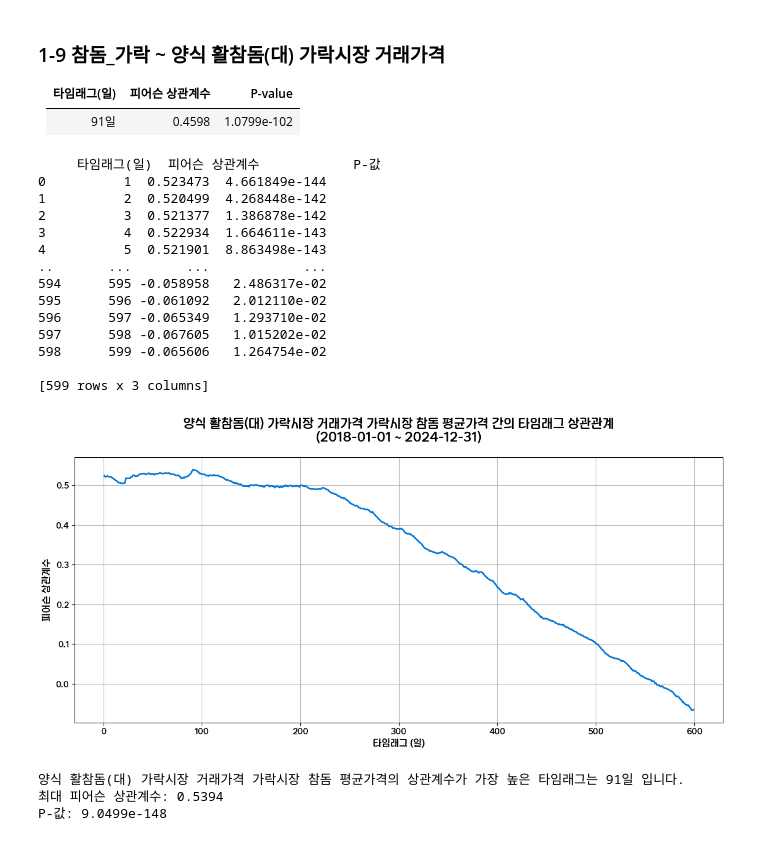
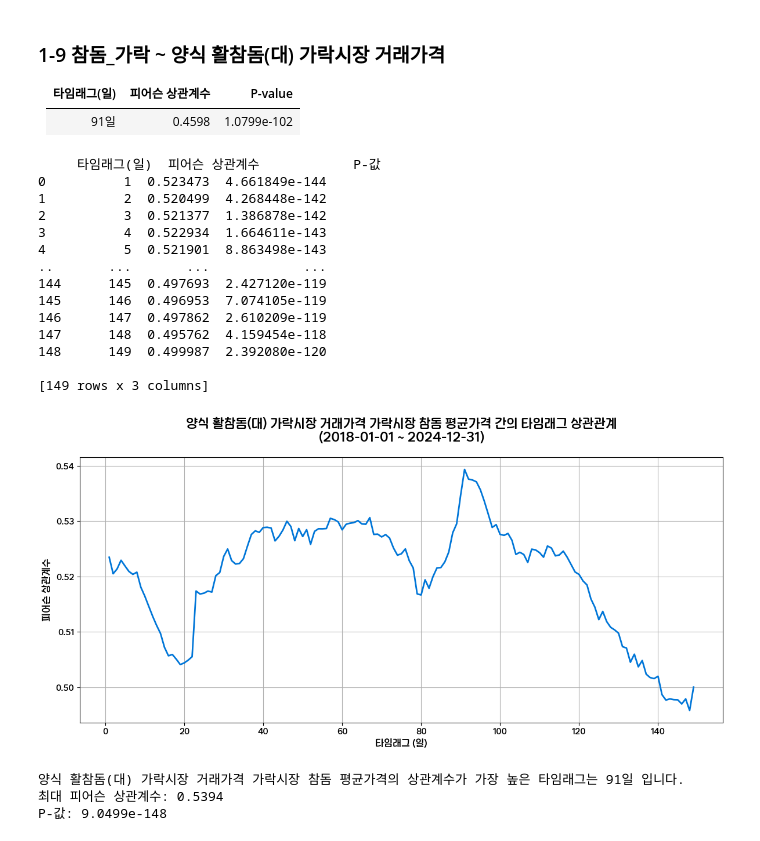
Before and after one commit to vhf1030/Pisces, a Jupyter notebook: notebooks/타임래그_분석/변수별_타임래그_참돔.ipynb, the cells around one changed output. Drawn from its saved outputs; the diff is of its cells as text; code cells hidden in the pictures.

```diff
--- a/notebooks/타임래그_분석/변수별_타임래그_참돔.ipynb
+++ b/notebooks/타임래그_분석/변수별_타임래그_참돔.ipynb
@@ -1795,7 +1776,8 @@ df_bream = df_price[
 df_merged = pd.merge(df_bream, df_economy, left_on='priceDate', right_on='날짜', how='inner')
 
 # 타임래그 리스트
-time_lags = range(1, 600)
+time_lags = range(1, 150)
+
 
 # 결과 저장 리스트
 correlations = []
@@ -1833,40 +1815,40 @@ plt.plot(result_df['타임래그(일)'], result_df['피어슨 상관계수'],
          )
 plt.title(f'양식 활참돔(대) 가락시장 거래가격 가락시장 참돔 평균가격 간의 타임래그 상관관계\n({start_date} ~ {end_date})',
          fontsize=16,        # 타이틀 크기
          pad=20,            # 타이틀과 그래프 사이 여백
          fontweight='bold'  # 글씨 굵기
         )
 plt.xlabel('타임래그 (일)', fontsize=12)
 plt.ylabel('피어슨 상관계수', fontsize=12)
 plt.grid(True)
 plt.tight_layout()
 # plt.savefig('price_bream_correlation_plot.png')
 plt.show()
 
 # 상관계수가 가장 높은 타임래그 확인
 max_correlation = result_df['피어슨 상관계수'].max()
 max_lag = result_df.loc[result_df['피어슨 상관계수'] == max_correlation, '타임래그(일)'].values[0]
 max_pvalue = result_df.loc[result_df['피어슨 상관계수'] == max_correlation, 'P-값'].values[0]
 
 print(f'양식 활참돔(대) 가락시장 거래가격 가락시장 참돔 평균가격의 상관계수가 가장 높은 타임래그는 {max_lag}일 입니다.')
 print(f'최대 피어슨 상관계수: {max_correlation:.4f}')
 print(f'P-값: {max_pvalue:.4e}')
 # %% [output]
      타임래그(일)  피어슨 상관계수            P-값
 0          1  0.523473  4.661849e-144
 1          2  0.520499  4.268448e-142
 2          3  0.521377  1.386878e-142
 3          4  0.522934  1.664611e-143
 4          5  0.521901  8.863498e-143
 ..       ...       ...            ...
-594      595 -0.058958   2.486317e-02
-595      596 -0.061092   2.012110e-02
-596      597 -0.065349   1.293710e-02
-597      598 -0.067605   1.015202e-02
-598      599 -0.065606   1.264754e-02
+144      145  0.497693  2.427120e-119
+145      146  0.496953  7.074105e-119
+146      147  0.497862  2.610209e-119
+147      148  0.495762  4.159454e-118
+148      149  0.499987  2.392080e-120
 
-[599 rows x 3 columns]
+[149 rows x 3 columns]
-[figure, old version]
+[figure, new version]
 양식 활참돔(대) 가락시장 거래가격 가락시장 참돔 평균가격의 상관계수가 가장 높은 타임래그는 91일 입니다.
 최대 피어슨 상관계수: 0.5394
 P-값: 9.0499e-148
```
Also changed, not shown: parts of 2 cells of this notebook, 2 other files.
